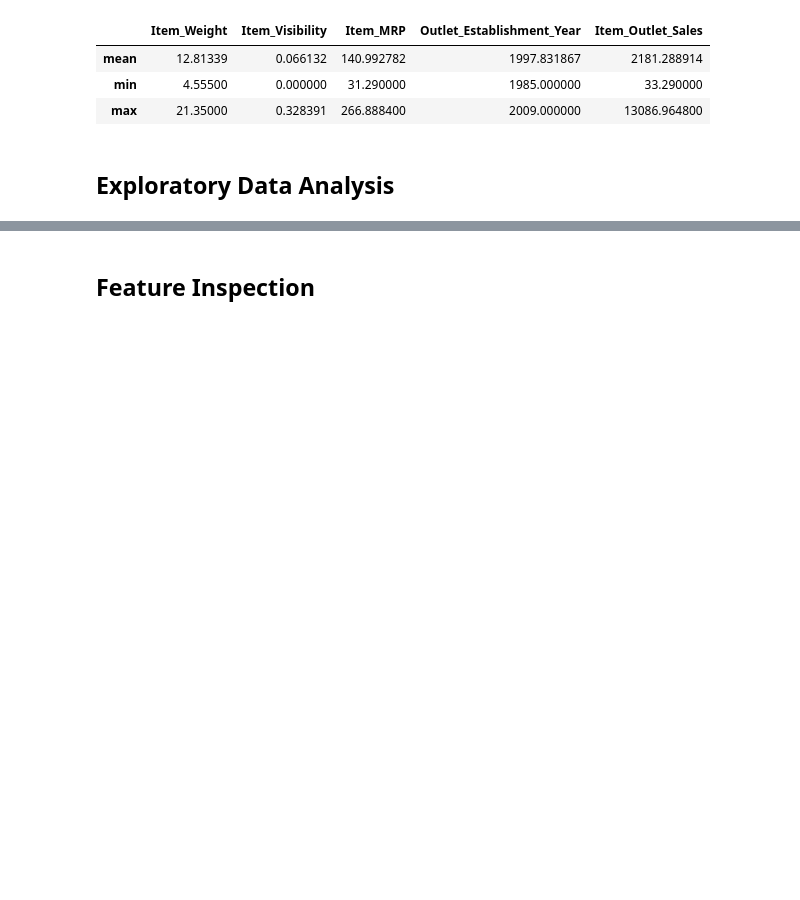
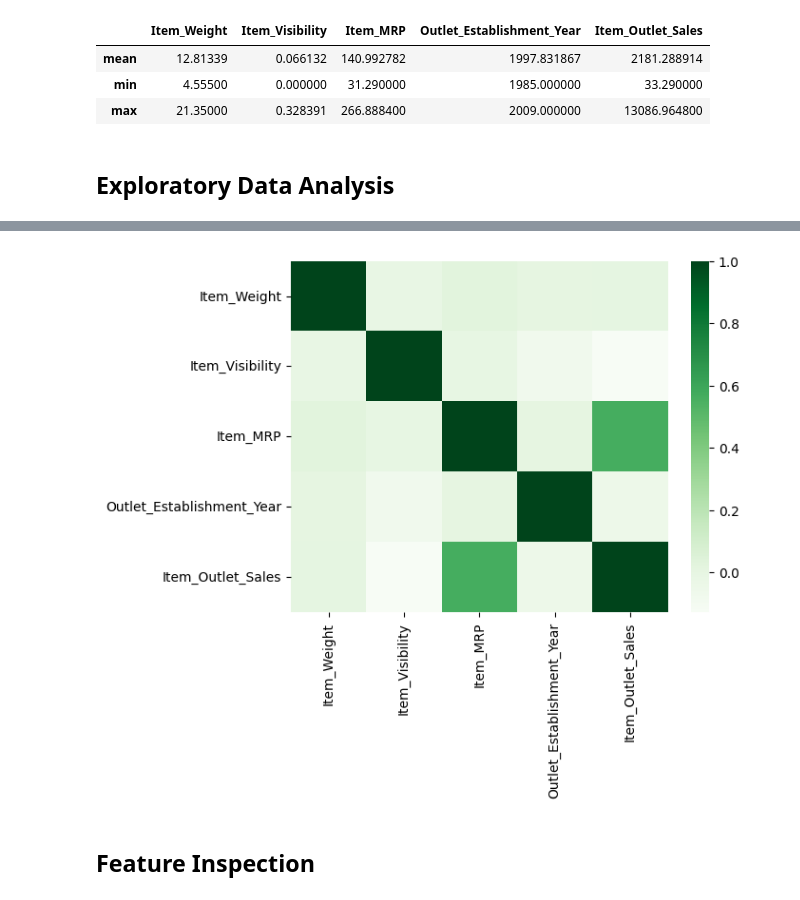
Before and after one commit to AymanAlnajjar/Prediction-of-Product-Sales, a Jupyter notebook: Prediction_of_Product_Sale.ipynb, the cells around one changed output, grey strips where cells are left out. Cells and saved outputs as stored; diff of their text form; code cells hidden in the pictures; blank space fills up the shorter version.

```diff
--- a/Prediction_of_Product_Sale.ipynb
+++ b/Prediction_of_Product_Sale.ipynb
@@ -183,2 +203,8 @@ stats.loc[['mean','min','max']]
+# %%
+corr = df.corr(numeric_only = True)
+corr.round(2)
+sns.heatmap(corr, cmap = 'Greens');
+# %% [output]
+[figure, added]
 # %% [markdown]
 ## Feature Inspection
```
Also changed, not shown: parts of 4 cells of this notebook.
